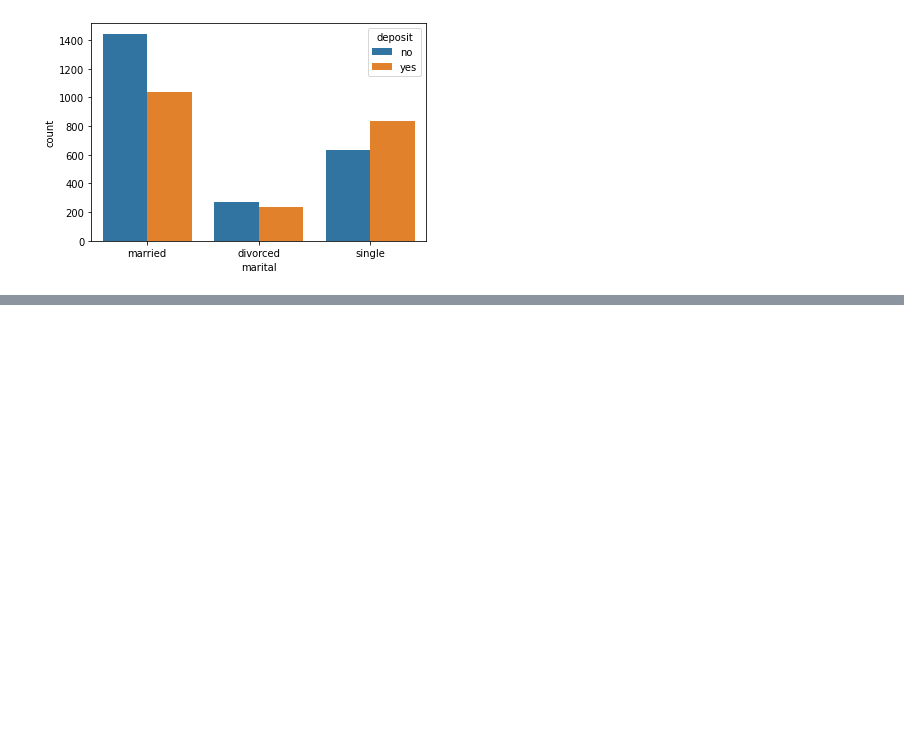
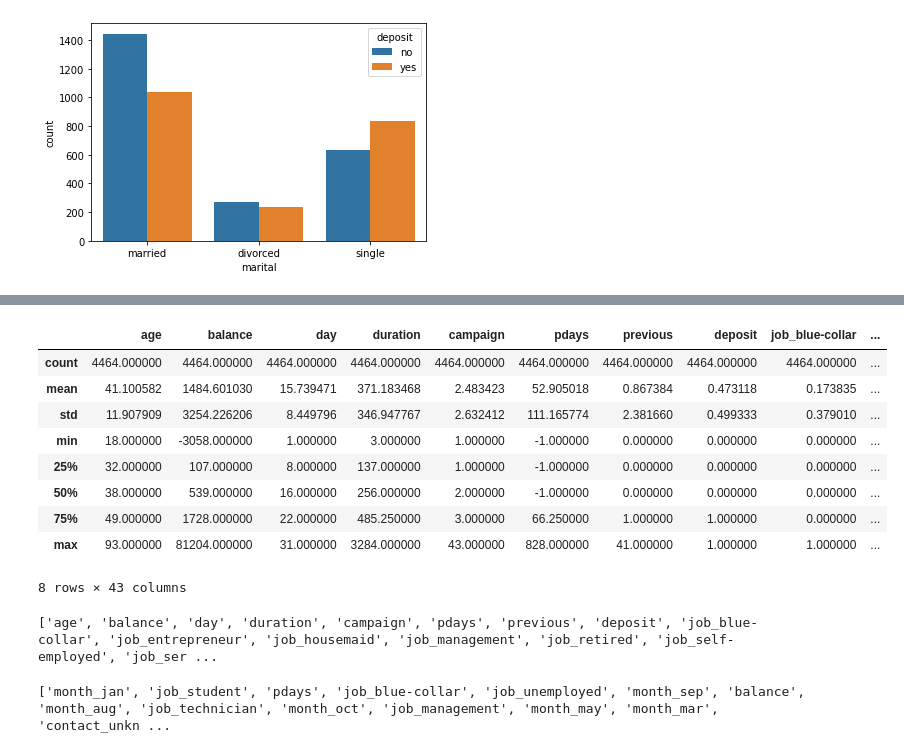
Before and after one commit to sagniKdas53/Python-Data-Science, a Jupyter notebook: week4/python_test/xam.ipynb, the cells around one changed output, grey strips where cells are left out. Cells and saved outputs as stored; diff of their text form; code cells hidden in the pictures; blank space fills up the shorter version.

```diff
--- a/week4/python_test/xam.ipynb
+++ b/week4/python_test/xam.ipynb
@@ -366,0 +450,23 @@ sns.countplot(x='marital', hue='deposit',data=df_train)
+# %%
+no_cat.describe()
+# %% [output]
+|  | age | balance | day | duration | campaign | pdays | previous | deposit | job_blue-collar | ... |
+| count | 4464.000000 | 4464.000000 | 4464.000000 | 4464.000000 | 4464.000000 | 4464.000000 | 4464.000000 | 4464.000000 | 4464.000000 | ... |
+| mean | 41.100582 | 1484.601030 | 15.739471 | 371.183468 | 2.483423 | 52.905018 | 0.867384 | 0.473118 | 0.173835 | ... |
+| std | 11.907909 | 3254.226206 | 8.449796 | 346.947767 | 2.632412 | 111.165774 | 2.381660 | 0.499333 | 0.379010 | ... |
+| min | 18.000000 | -3058.000000 | 1.000000 | 3.000000 | 1.000000 | -1.000000 | 0.000000 | 0.000000 | 0.000000 | ... |
+| 25% | 32.000000 | 107.000000 | 8.000000 | 137.000000 | 1.000000 | -1.000000 | 0.000000 | 0.000000 | 0.000000 | ... |
+| 50% | 38.000000 | 539.000000 | 16.000000 | 256.000000 | 2.000000 | -1.000000 | 0.000000 | 0.000000 | 0.000000 | ... |
+| 75% | 49.000000 | 1728.000000 | 22.000000 | 485.250000 | 3.000000 | 66.250000 | 1.000000 | 1.000000 | 0.000000 | ... |
+| max | 93.000000 | 81204.000000 | 31.000000 | 3284.000000 | 43.000000 | 828.000000 | 41.000000 | 1.000000 | 1.000000 | ... |
+8 rows × 43 columns
+# %%
+columns_list=list(no_cat.columns)
+print(columns_list)
+# %% [output]
+['age', 'balance', 'day', 'duration', 'campaign', 'pdays', 'previous', 'deposit', 'job_blue-collar', 'job_entrepreneur', 'job_housemaid', 'job_management', 'job_retired', 'job_self-employed', 'job_ser ...
+# %%
+features=list(set(columns_list)-set(['deposit'])) #assuming deposit to be independant
+print(features)
+# %% [output]
+['month_jan', 'job_student', 'pdays', 'job_blue-collar', 'job_unemployed', 'month_sep', 'balance', 'month_aug', 'job_technician', 'month_oct', 'job_management', 'month_may', 'month_mar', 'contact_unkn ...
```
Also changed, not shown: parts of 22 cells of this notebook, 8 other files.
